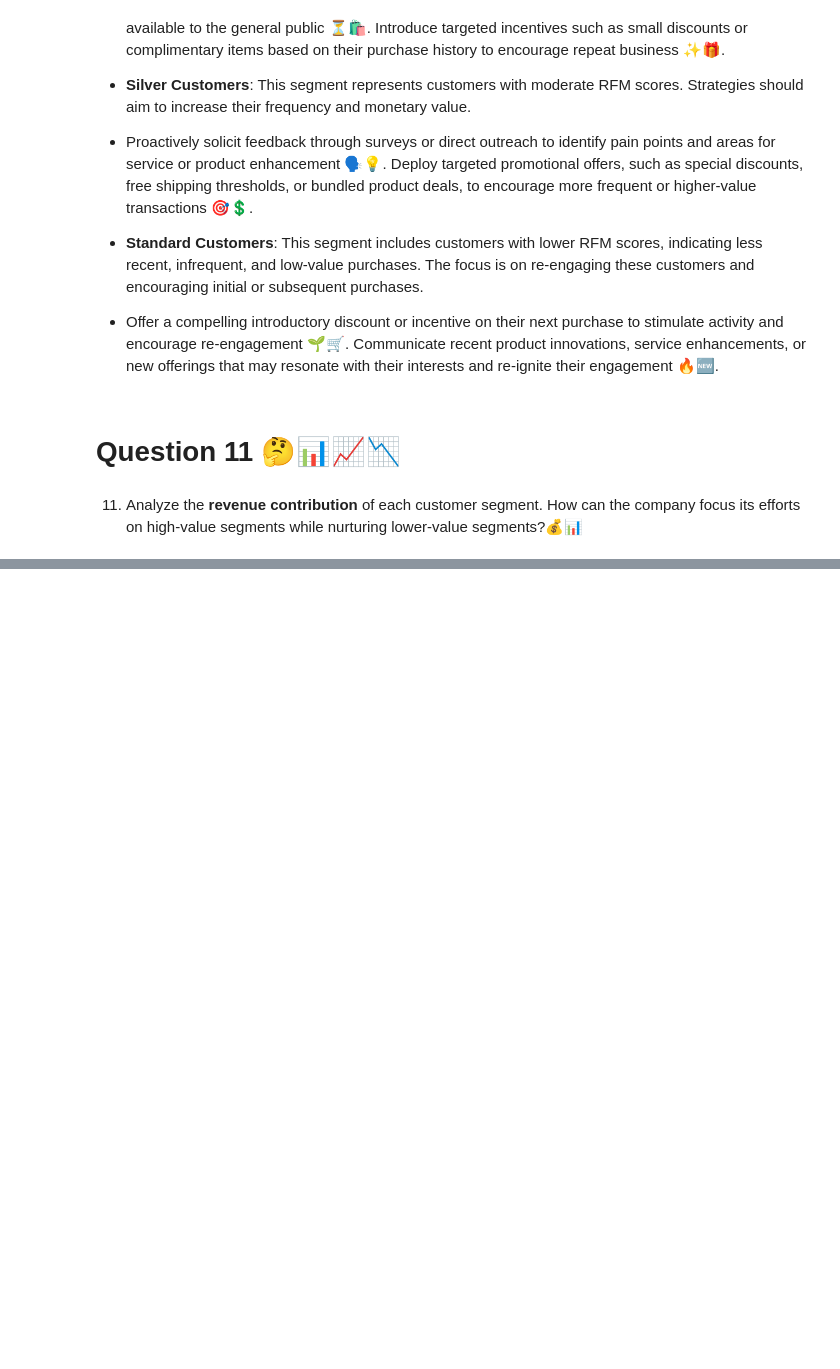
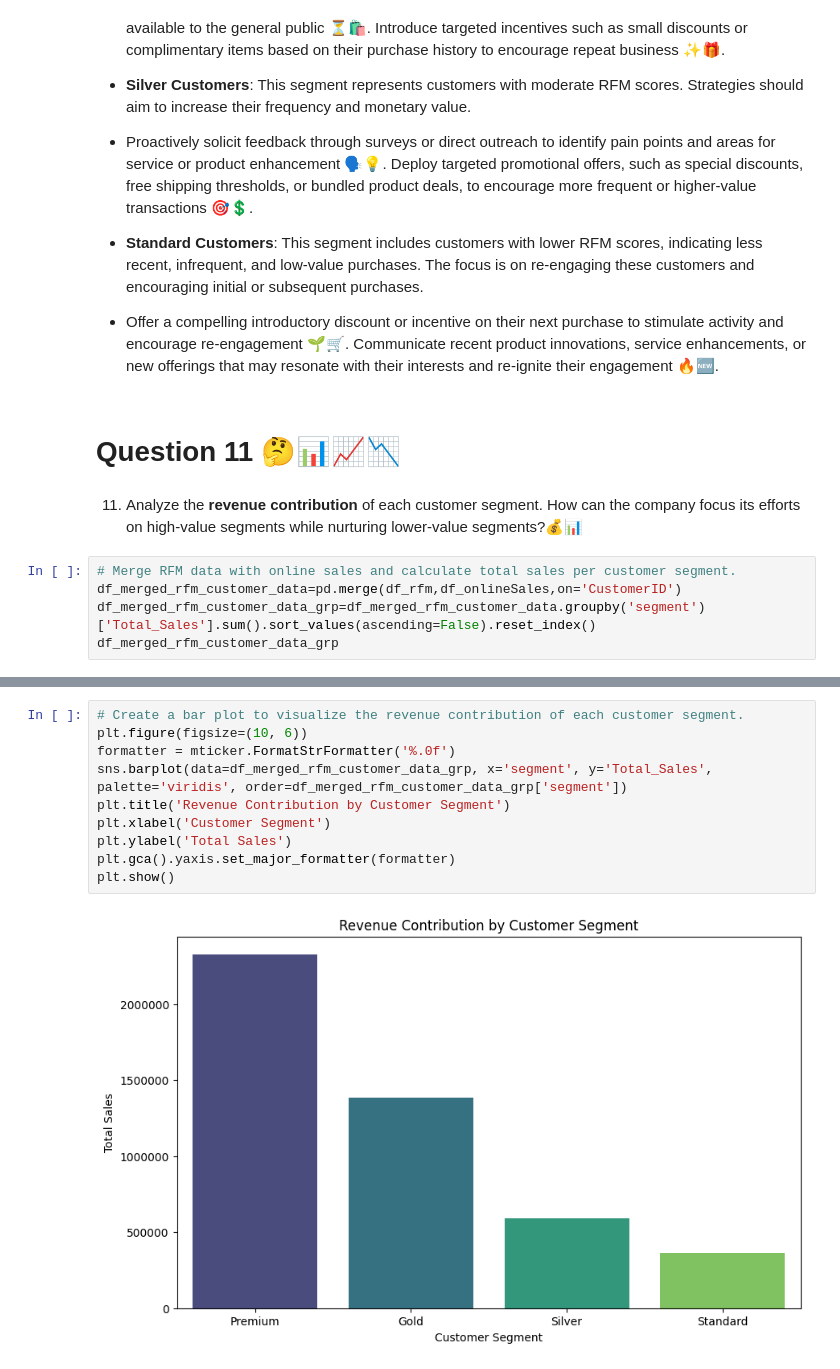
Before and after one commit to Smita569/E-commerce_Marketing_and_sales, a Jupyter notebook: E_commerce_Marketing_and_sales_Business_Case.ipynb, the cells around one changed output, grey strips where cells are left out. Cells and saved outputs as stored; diff of their text form; blank space fills up the shorter version.

```diff
--- a/E_commerce_Marketing_and_sales_Business_Case.ipynb
+++ b/E_commerce_Marketing_and_sales_Business_Case.ipynb
@@ -755,3 +747,8 @@ Communicate recent product innovations, service enhancements, or new offerings t
 # Question 11 🤔📊📈📉
 # %% [markdown]
 11. Analyze the **revenue contribution** of each customer segment. How can the company focus its efforts on high-value segments while nurturing lower-value segments?💰📊
+# %%
+# Merge RFM data with online sales and calculate total sales per customer segment.
+df_merged_rfm_customer_data=pd.merge(df_rfm,df_onlineSales,on='CustomerID')
+df_merged_rfm_customer_data_grp=df_merged_rfm_customer_data.groupby('segment')['Total_Sales'].sum().sort_values(ascending=False).reset_index()
+df_merged_rfm_customer_data_grp
@@ -757,0 +761,12 @@ Communicate recent product innovations, service enhancements, or new offerings t
+# %%
+# Create a bar plot to visualize the revenue contribution of each customer segment.
+plt.figure(figsize=(10, 6))
+formatter = mticker.FormatStrFormatter('%.0f')
+sns.barplot(data=df_merged_rfm_customer_data_grp, x='segment', y='Total_Sales', palette='viridis', order=df_merged_rfm_customer_data_grp['segment'])
+plt.title('Revenue Contribution by Customer Segment')
+plt.xlabel('Customer Segment')
+plt.ylabel('Total Sales')
+plt.gca().yaxis.set_major_formatter(formatter)
+plt.show()
+# %% [output]
+[figure, added]
```
Also changed, not shown: parts of 5 cells of this notebook.
